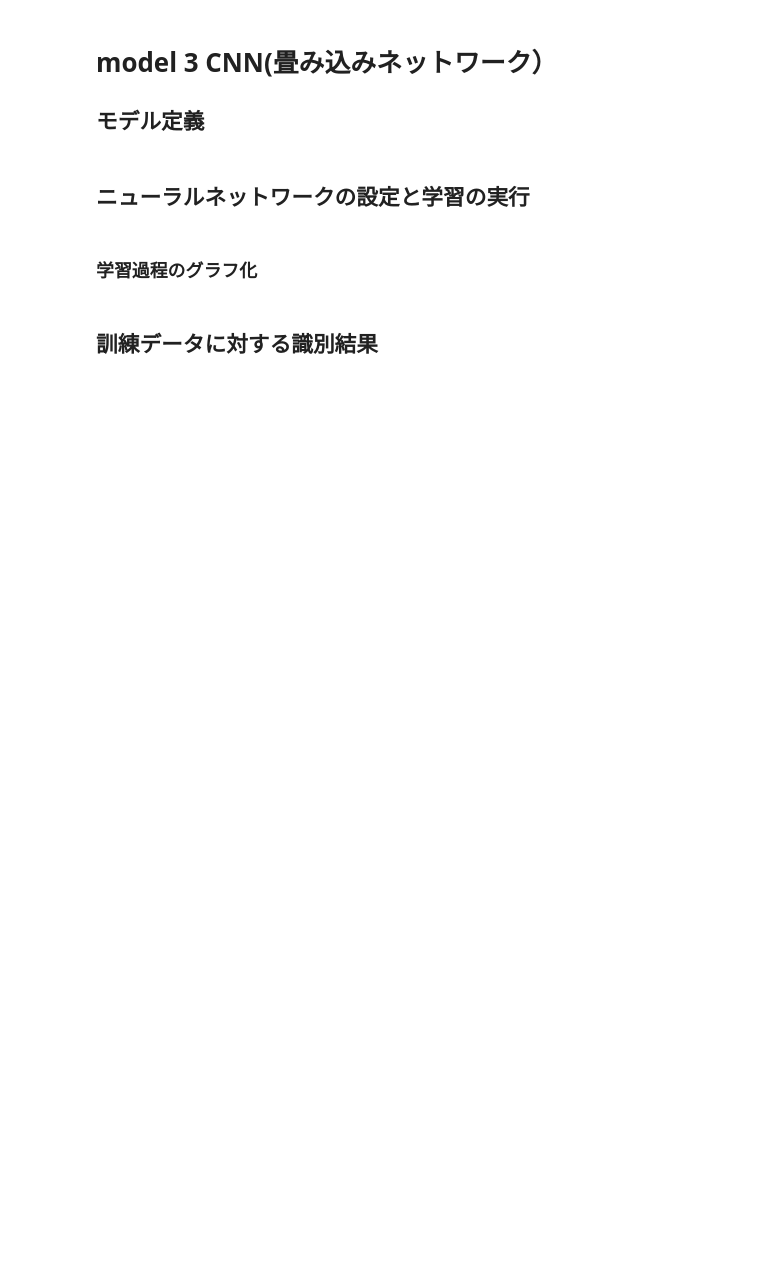
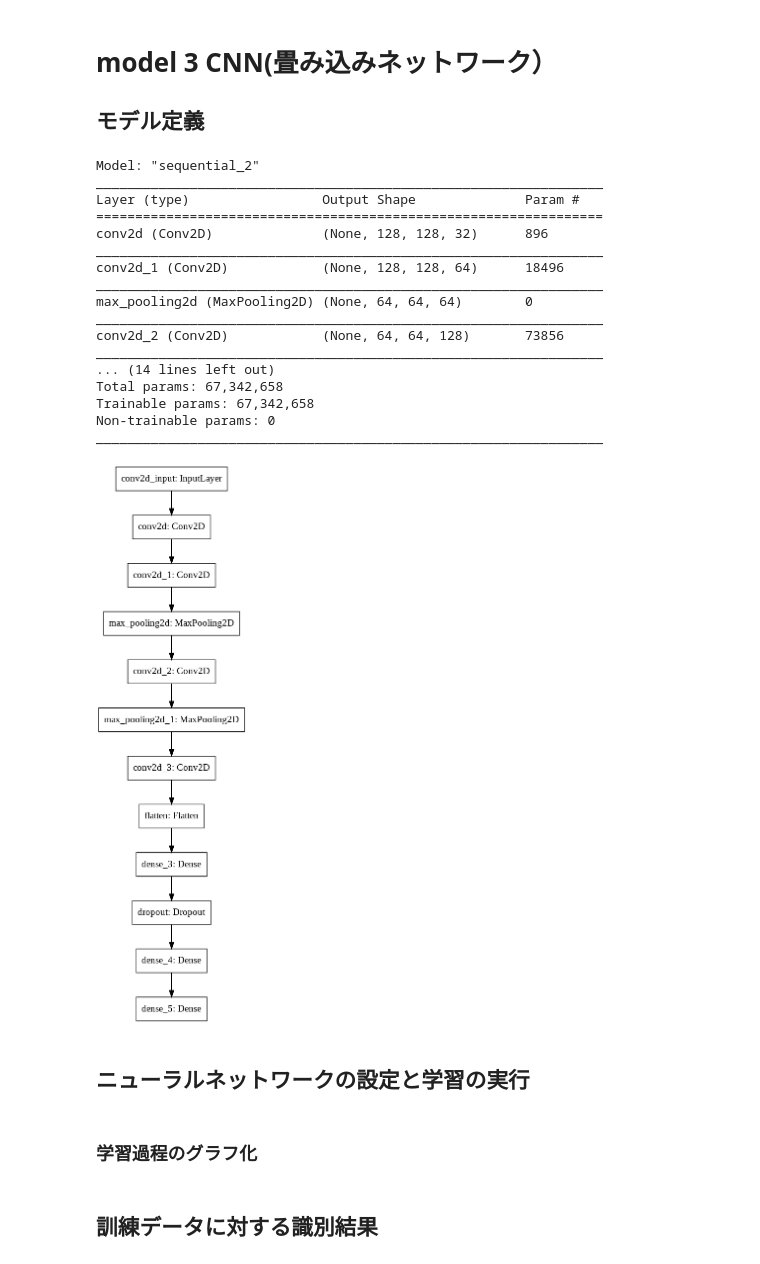
Before and after one commit to aquapathos/MLLesson, a Jupyter notebook: ML08 一般物体認識/AIChallenge/002_学習と識別.ipynb, the cells around one changed output. Drawn from its saved outputs; the diff is of its cells as text; code cells hidden in the pictures; blank space fills up the shorter version.

```diff
--- a/ML08 一般物体認識/AIChallenge/002_学習と識別.ipynb
+++ b/ML08 一般物体認識/AIChallenge/002_学習と識別.ipynb
@@ -330,27 +454,43 @@ showEimg(TestError,Xtest)
 # %%
 # Model ３
 
-model3 = Sequential()
-model3.add(Conv2D(32, kernel_size=(3, 3),input_shape=(SIZE, SIZE,3), activation='relu',padding='same'))
-model3.add(Conv2D(64, kernel_size=(3, 3), activation='relu',padding='same'))
-model3.add(MaxPooling2D(pool_size=(2, 2)))  # 64 x 64 x 64
-model3.add(Conv2D(128, kernel_size=(3, 3), activation='relu',padding='same'))
-model3.add(MaxPooling2D(pool_size=(2, 2)))  #  32 x 32 x 128
-model3.add(Conv2D(64, kernel_size=(3, 3), activation='relu',padding='same'))
-model3.add(Flatten())
-model3.add(Dense(1024, activation='relu'))
-model3.add(Dropout(0.5))
-model3.add(Dense(64, activation='relu'))
-model3.add(Dense(CLASSES, activation='softmax'))
+model3 = Sequential([
+    Conv2D(32, kernel_size=(3, 3),input_shape=(SIZE, SIZE,3), activation='relu',padding='same'),
+    Conv2D(64, kernel_size=(3, 3), activation='relu',padding='same'),
+    MaxPooling2D(pool_size=(2, 2)),  # 64 x 64 x 64
+    Conv2D(128, kernel_size=(3, 3), activation='relu',padding='same'),
+    MaxPooling2D(pool_size=(2, 2)),  #  32 x 32 x 128
+    Conv2D(64, kernel_size=(3, 3), activation='relu',padding='same'),
+    Flatten(),
+    Dense(1024, activation='relu'),
+    Dropout(0.5),
+    Dense(64, activation='relu'),
+    Dense(CLASSES, activation='softmax')])
 
 model3.summary()
-model3.compile(loss='categorical_crossentropy',
-              optimizer = optimizers.Adam(),
-              metrics=['accuracy'])
 
 #学習モデル図の作成
 plot_model(model3, to_file='model3.png')
 display_png(Image('model3.png'))
+# %% [output]
+Model: "sequential_2"
+_________________________________________________________________
+Layer (type)                 Output Shape              Param #
+=================================================================
+conv2d (Conv2D)              (None, 128, 128, 32)      896
+_________________________________________________________________
+conv2d_1 (Conv2D)            (None, 128, 128, 64)      18496
+_________________________________________________________________
+max_pooling2d (MaxPooling2D) (None, 64, 64, 64)        0
+_________________________________________________________________
+conv2d_2 (Conv2D)            (None, 64, 64, 128)       73856
+_________________________________________________________________
+... (14 lines left out)
+Total params: 67,342,658
+Trainable params: 67,342,658
+Non-trainable params: 0
+_________________________________________________________________
+[figure, added]
 # %% [markdown]
 ## ニューラルネットワークの設定と学習の実行
 # %%
```
Also changed, not shown: parts of 60 cells of this notebook, 3 other files.
